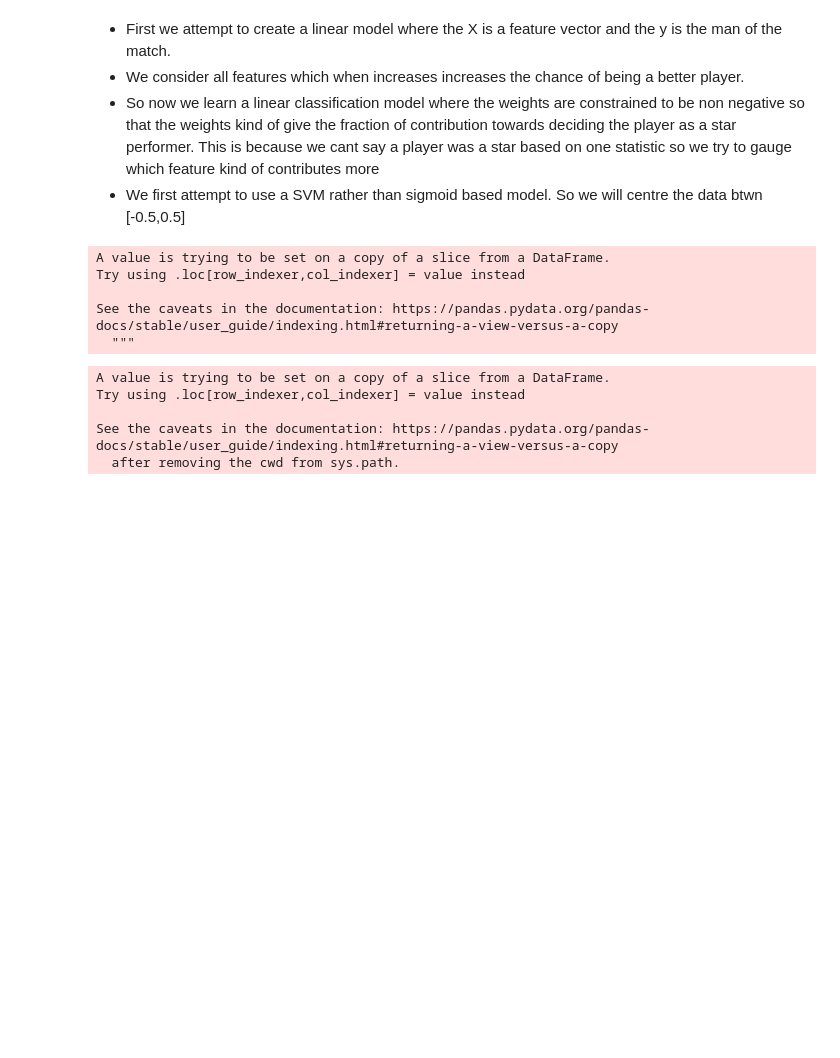
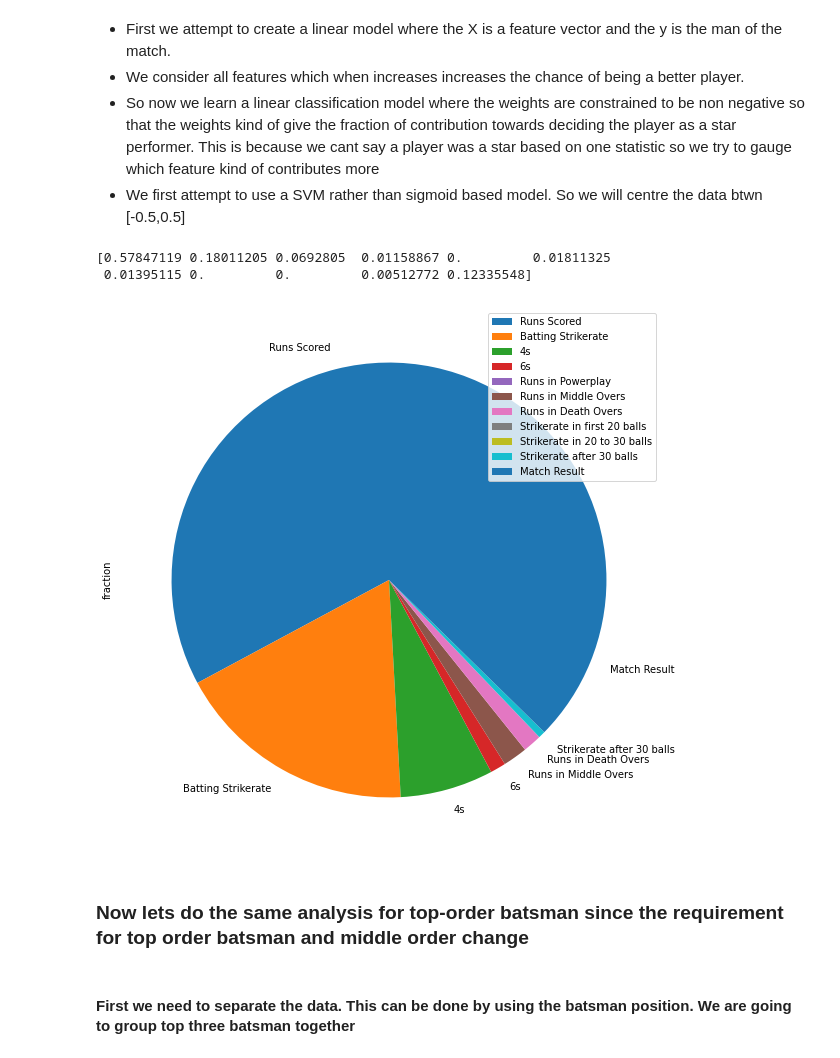
Before and after one commit to gaurav638012/SURP_IPL, a Jupyter notebook: Week3/Batsman Stats Analysis.ipynb, the cells around one changed output. Cells and saved outputs as stored; diff of their text form; code cells hidden in the pictures; blank space fills up the shorter version.

```diff
--- a/Week3/Batsman Stats Analysis.ipynb
+++ b/Week3/Batsman Stats Analysis.ipynb
@@ -8,0 +10,13 @@ ModuleNotFoundError: No module named 'varsvm'
+# %%
+def weights(data):
+    X_data=data.drop(['Man of the match'],axis=1).to_numpy()
+    y_data=data['Man of the match'].to_numpy()
+    func=np.ascontiguousarray
+    clf=noneg_driftsvm()
+    clf.fit(X=func(X_data),y=func(y_data))
+    y_pred=clf.predict(X=X_data)
+    weights=clf.beta
+    weights=weights/np.sum(weights)
+    print(weights)
+    df=pd.DataFrame({'fraction':weights},index=data.columns[:-1])
+    plot=df.plot.pie(y='fraction',figsize=(10,10))
@@ -69,24 +75,19 @@ See the caveats in the documentation: https://pandas.pydata.org/pandas-docs/stab
 - We first attempt to use a SVM rather than sigmoid based model. So we will centre the data btwn [-0.5,0.5]
 # %%
 for col in data.columns:
-
     maxer=data[col].max()
     miner=data[col].min()
-    data[col]=(data[col]-miner)/(maxer-miner)
+    if col!='Man of the match':
+        data[col]=(data[col]-miner)/(maxer-miner)-0.5
+    else:
+        data[col]=data[col]*2-1
-# %% [output]
-A value is trying to be set on a copy of a slice from a DataFrame.
-Try using .loc[row_indexer,col_indexer] = value instead
-
-See the caveats in the documentation: https://pandas.pydata.org/pandas-docs/stable/user_guide/indexing.html#returning-a-view-versus-a-copy
-  """
-# %%
-for col in data.columns:
-    if col=='Man of the match':
-        break
-    data[col]-=0.5
-# %% [output]
-A value is trying to be set on a copy of a slice from a DataFrame.
-Try using .loc[row_indexer,col_indexer] = value instead
-
-See the caveats in the documentation: https://pandas.pydata.org/pandas-docs/stable/user_guide/indexing.html#returning-a-view-versus-a-copy
-  after removing the cwd from sys.path.
+# %%
+weights(data)
+# %% [output]
+[0.57847119 0.18011205 0.0692805  0.01158867 0.         0.01811325
+ 0.01395115 0.         0.         0.00512772 0.12335548]
+[figure, added]
+# %% [markdown]
+### Now lets do the same analysis for top-order batsman since the requirement for top order batsman and middle order change
+# %% [markdown]
+#### First we need to separate the data. This can be done by using the batsman position. We are going to group top three batsman together
```
Also changed, not shown: parts of 12 cells of this notebook, 11 other files.
